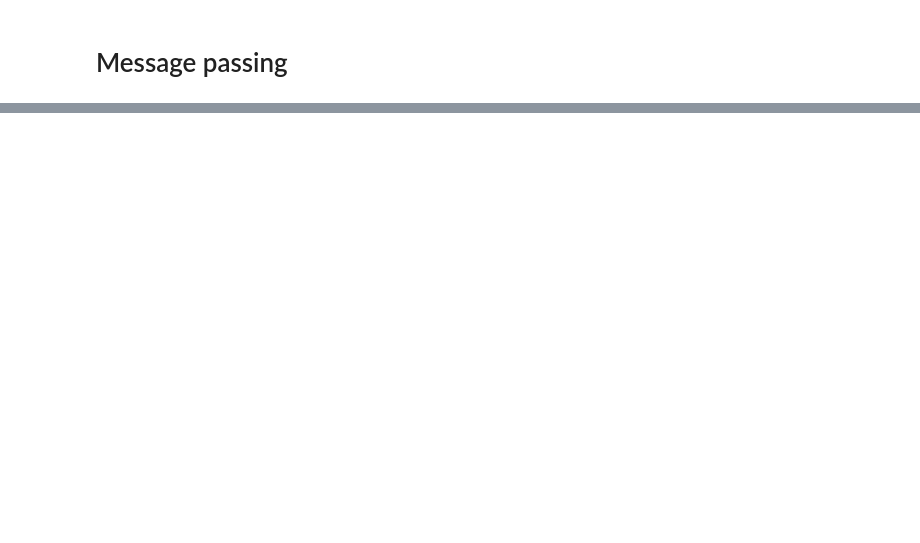
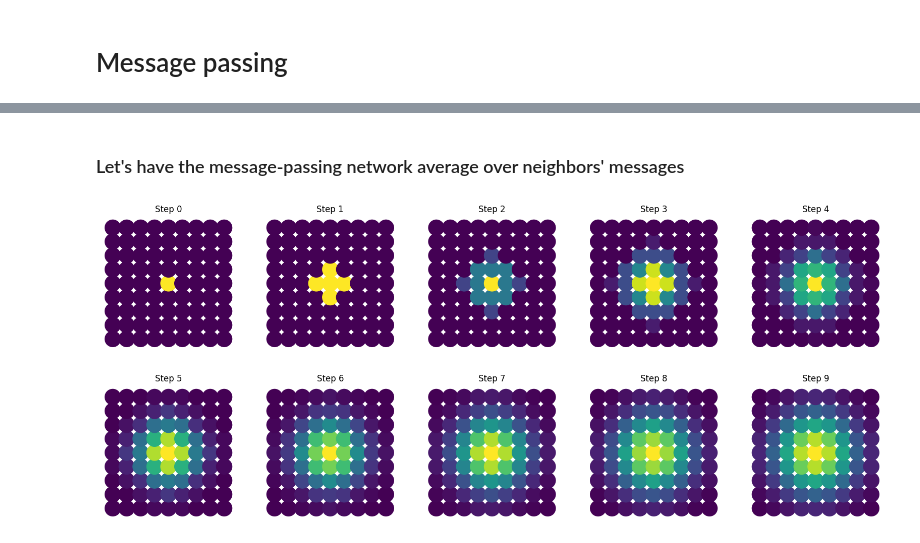
Before and after one commit to WeizmannMLcourse/MLCourse_2026, a Jupyter notebook: Tutorial9_GNN/torch_geometric_intro.ipynb, the cells around one changed output, grey strips where cells are left out. Drawn from its saved outputs; the diff is of its cells as text; code cells hidden in the pictures; blank space fills up the shorter version.

```diff
--- a/Tutorial9_GNN/torch_geometric_intro.ipynb
+++ b/Tutorial9_GNN/torch_geometric_intro.ipynb
@@ -221,0 +278,32 @@ print(g['my sum'])
+# %% [markdown]
+### Let's have the message-passing network average over neighbors' messages
+# %%
+grid_graph.temp = torch.zeros(grid_graph.num_nodes, 1)
+
+### find coords of center node and set its temp feature to 1
+center_node = (grid_graph.num_nodes - 1) // 2
+grid_graph.temp[center_node] = 1.0
+# %%
+### Note: this will fail for nodes at the edge
+def diffusion_update(g, aggregated_messages, num_neighbors=4):
+    return (g.temp + aggregated_messages) / (num_neighbors + 1)
+
+diffusion_net = MyGraphNet(update_function=diffusion_update)
+# %%
+### Run time steps
+num_steps = 10
+temp_grids = [grid_graph.temp.clone()]
+for step in range(num_steps):
+    grid_graph.node_feature = grid_graph.temp
+    grid_graph.temp = diffusion_net(grid_graph)
+    temp_grids.append(grid_graph.temp.clone())
+# %%
+### plot the grid at each timestep
+fig, axes = plt.subplots(2, 5, figsize=(20, 8))
+for i in range(num_steps):
+    ax = axes[i // 5, i % 5]
+    plot_graph(grid_graph, ax, pos=grid_graph.pos, node_feats=temp_grids[i], with_labels=False)
+    ax.set_title(f"Step {i}")
+plt.show()
+# %% [output]
+[figure, added]
```
Also changed, not shown: parts of 67 cells of this notebook.
